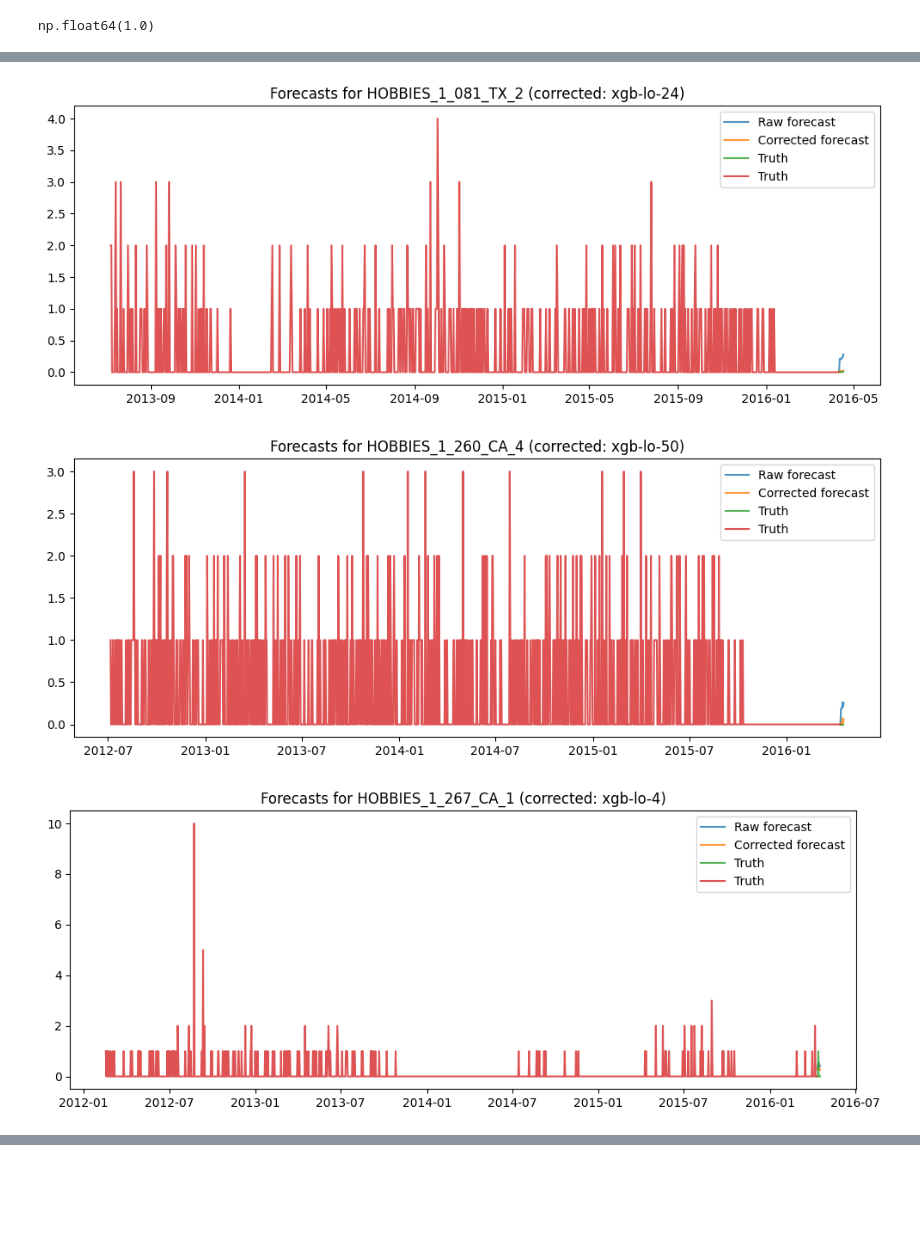
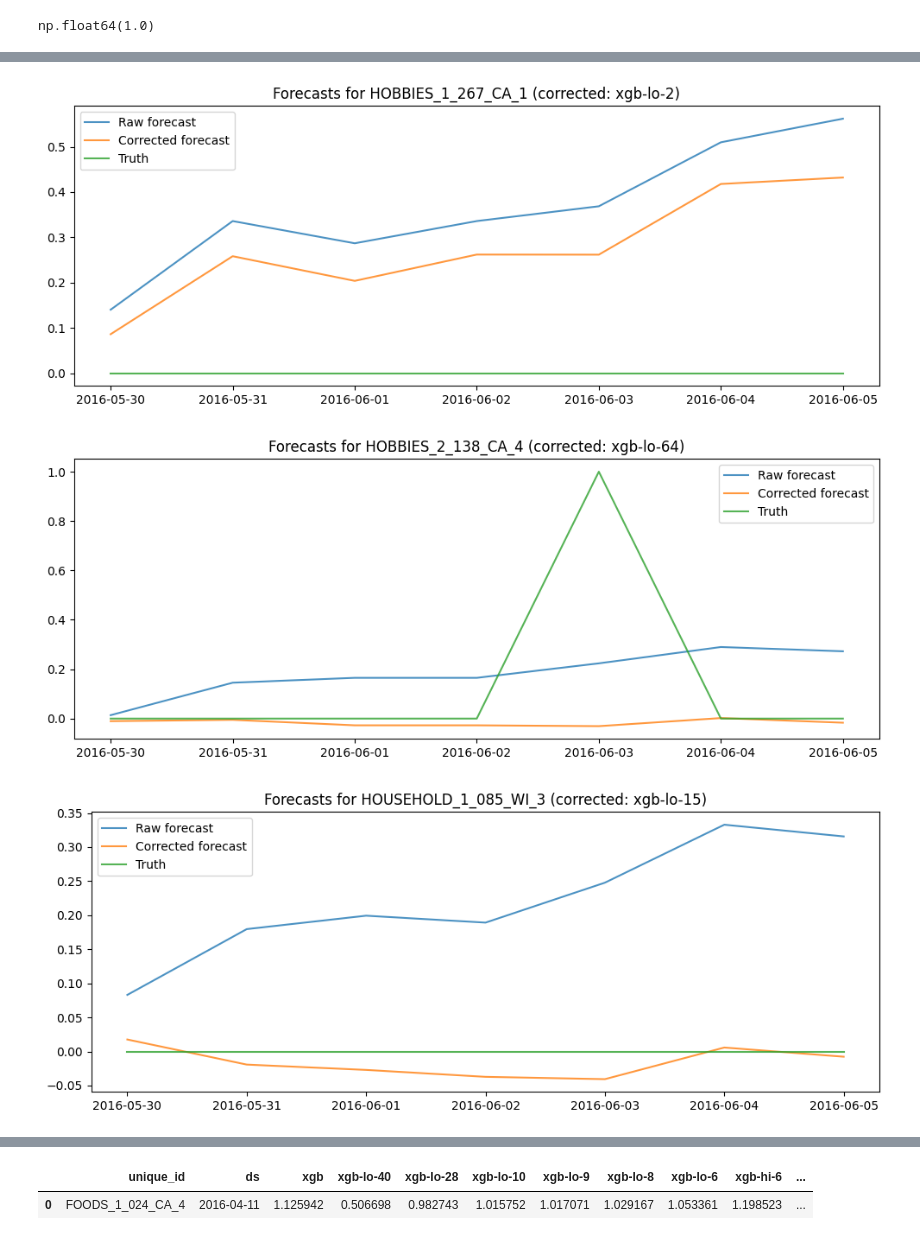
Before and after one commit to janrth/mlforecast, a Jupyter notebook: mlforecast/automl_percentile_correction_m4.ipynb, the cells around one changed output, grey strips where cells are left out. Saved outputs shown, nothing was run; the diff lists cells and outputs as text; code cells hidden in the pictures; blank space fills up the shorter version.

```diff
--- a/mlforecast/automl_percentile_correction_m4.ipynb
+++ b/mlforecast/automl_percentile_correction_m4.ipynb
@@ -135,11 +135,11 @@ def my_fit_config(trial):
         "dropna": False,
     }
 
-n_test_sets = 10
+n_test_sets = 3
 h = 7
-n_windows = 25
+n_windows = 15
 num_samples = 10
-step_size = 3
+step_size = 7
 
 rmse_base_test = []
 mse_base_test = []
@@ -182,7 +182,8 @@ for i, train_i, test_i in rolling_holdout_splits(df, h, n_test_sets):
     #)
 
     auto_corr = AutoMLForecast(
-        models={"xgb": AutoXGBoost(config=tweedie_space)},
+       # models={"xgb": AutoXGBoost(config=tweedie_space)},
+        models={"xgb": AutoXGBoost()},
         freq="D",
         init_config=my_init_config,
         fit_config=my_fit_config,
@@ -215,7 +216,7 @@ for i, train_i, test_i in rolling_holdout_splits(df, h, n_test_sets):
     #metrics_base = eval_rmse_bias(test_i, preds_base, "xgb")
 
     # Train corrected model:
-    auto_corr.percentile_correction_levels_ = list(range(1, 51))
+    auto_corr.percentile_correction_levels_ = list(range(1, 81))
     auto_corr.fit(
     df=train_i,
     n_windows=n_windows,
@@ -538,7 +513,7 @@ for uid in corr_ids[0:15]:
     raw_uid = raw_preds[raw_preds["unique_id"] == uid]
     corr_uid = corr_preds[corr_preds["unique_id"] == uid]
     test_uid = test_i[test_i["unique_id"] == uid]
-    train_uid = train_i[train_i["unique_id"] == uid]
+    #train_uid = train_i[train_i["unique_id"] == uid]
 
 
     plt.figure(figsize=(10, 4))
@@ -546,7 +521,7 @@ for uid in corr_ids[0:15]:
     plt.plot(raw_uid["ds"], raw_uid[name], label="Raw forecast", alpha=0.8)
     plt.plot(corr_uid["ds"], corr_uid[name], label="Corrected forecast", alpha=0.8)
     plt.plot(test_uid["ds"], test_uid['y'], label="Truth", alpha=0.8)
-    plt.plot(train_uid["ds"], train_uid['y'], label="Truth", alpha=0.8)
+    #plt.plot(train_uid["ds"], train_uid['y'], label="Truth", alpha=0.8)
     plt.title(f"Forecasts for {uid} (corrected: {corr['id_to_col'][uid]})")
     plt.legend()
     plt.tight_layout()
@@ -556,3 +531,3 @@ for uid in corr_ids[0:15]:
-[figure, old version]
+[figure, new version]
-[figure, old version]
+[figure, new version]
-[figure, old version]
+[figure, new version]
@@ -565,0 +536,5 @@ for uid in corr_ids[0:15]:
+# %%
+raw_preds.head(1)
+# %% [output]
+|  | unique_id | ds | xgb | xgb-lo-40 | xgb-lo-28 | xgb-lo-10 | xgb-lo-9 | xgb-lo-8 | xgb-lo-6 | xgb-hi-6 | ... |
+| 0 | FOODS_1_024_CA_4 | 2016-04-11 | 1.125942 | 0.506698 | 0.982743 | 1.015752 | 1.017071 | 1.029167 | 1.053361 | 1.198523 | ... |
```
Also changed, not shown: parts of 17 cells of this notebook, 1 other file.
